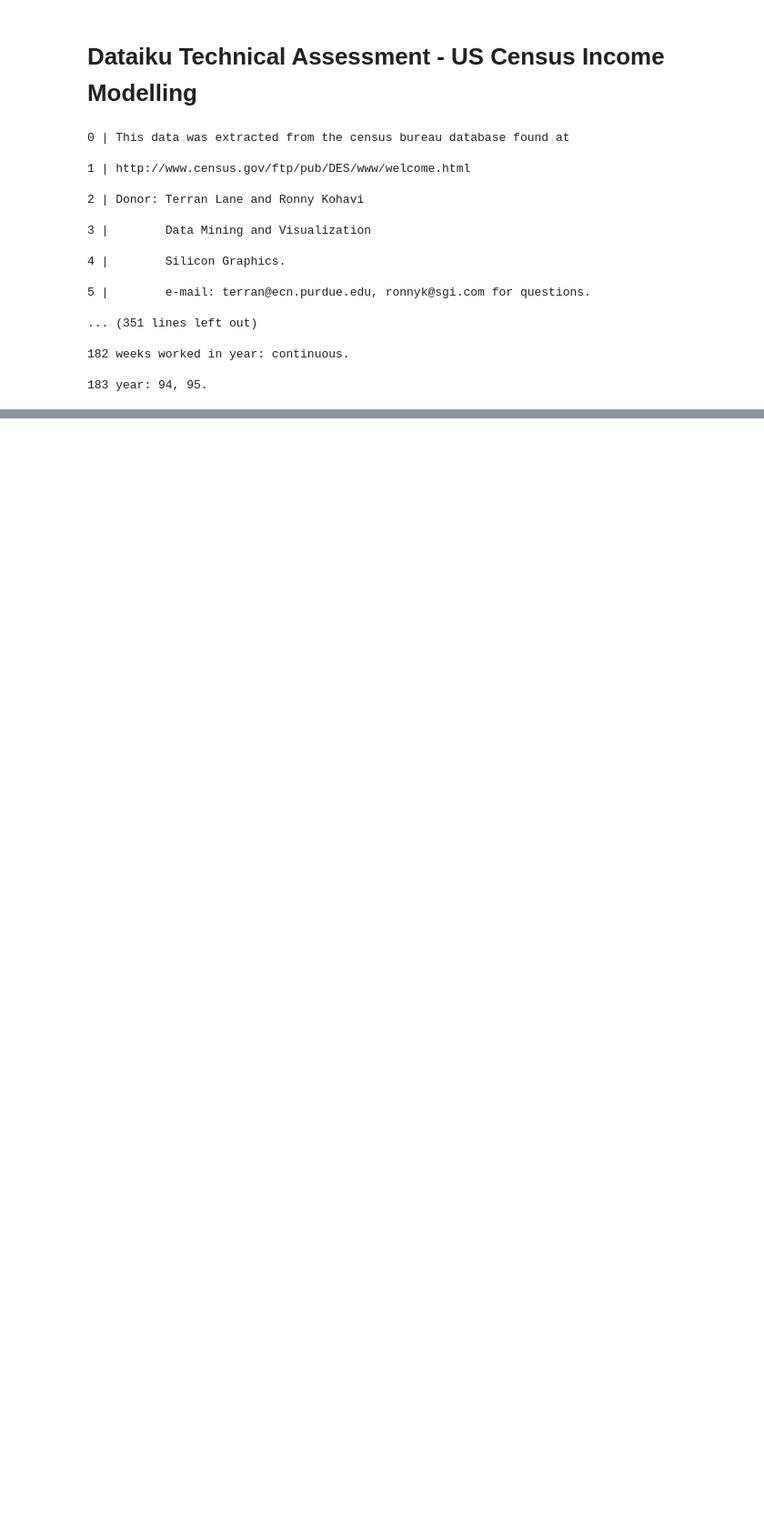
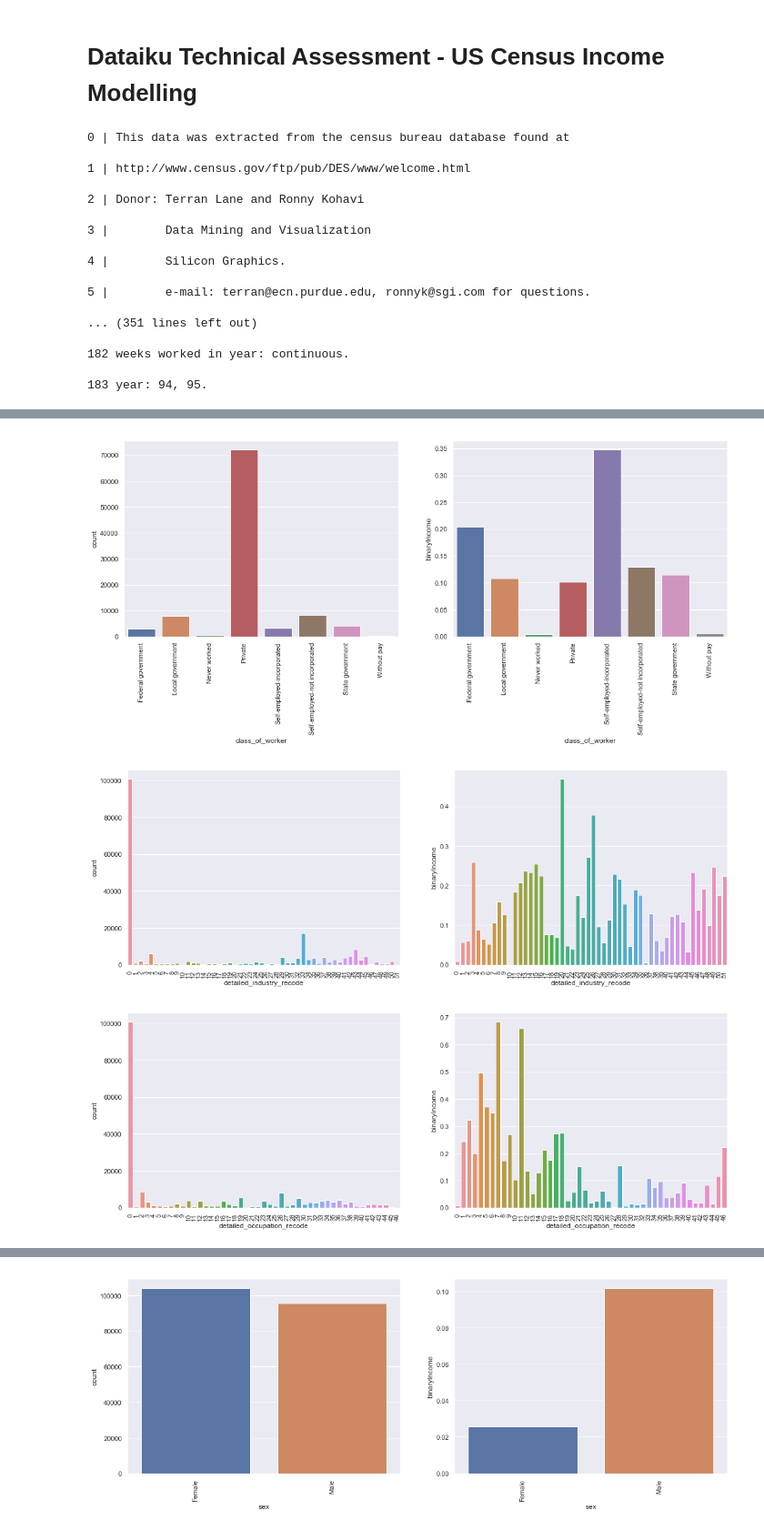
Before and after one commit to AdamJelley/US-Census-Income-Modelling, a Jupyter notebook: US_CensusIncomeModelling.ipynb, the cells around one changed output, grey strips where cells are left out. Shown at 91% size. Drawn from its saved outputs; the diff is of its cells as text; code cells hidden in the pictures; blank space fills up the shorter version.

Commit message:
Added data cleaning and visualisation

```diff
--- a/US_CensusIncomeModelling.ipynb
+++ b/US_CensusIncomeModelling.ipynb
@@ -68,0 +74,3 @@ us_census_train.head(50)
+# %%
+us_census_train['binaryIncome'] = (us_census_train['incomeBracket'] == '50000+.').astype(int)
+us_census_train.drop('incomeBracket', axis=1, inplace=True)
@@ -68,0 +92,6 @@ us_census_train.head(50)
+# %%
+us_census_train = us_census_train.replace('\?', np.nan, regex=True)
+# %%
+for col in us_census_train.columns:
+    nullPercent = (us_census_train[col].isna().sum()/len(us_census_train[col]))*100
+    print('{} : {:.2f}% null'.format(col, nullPercent))
@@ -68,0 +116,3 @@ us_census_train.head(50)
+# %%
+us_census_train[us_census_train.select_dtypes(['object']).columns] = us_census_train.select_dtypes(['object']).apply(lambda x: x.astype('category'))
+us_census_train[['detailed_industry_recode','detailed_occupation_recode','own_business_or_self_employed','veterans_benefits','year']] = us_census_train[['detailed_industry_recode','detailed_occupation_recode','own_business_or_self_employed','veterans_benefits','year']].astype('category')
@@ -68,0 +141,13 @@ us_census_train.head(50)
+# %%
+for i, col in enumerate(us_census_train.select_dtypes(['category'])):
+    fig, ax = plt.subplots(nrows=1, ncols=2, figsize=(18, 6))
+    sns.countplot(x = col, data=us_census_train, ax=ax[0])
+    ax[0].set_xticklabels(ax[0].get_xticklabels(), rotation=90)
+
+    incomeByCol = us_census_train.groupby(col)['binaryIncome'].mean().reset_index()
+    sns.barplot(x=col, y='binaryIncome', data=incomeByCol, ax=ax[1])
+    ax[1].set_xticklabels(ax[1].get_xticklabels(), rotation=90)
+# %% [output]
+[figure, added]
+[figure, added]
+[figure, added]
@@ -68,0 +161 @@ us_census_train.head(50)
+[figure, added]
```
Also changed, not shown: parts of 13 cells of this notebook.
